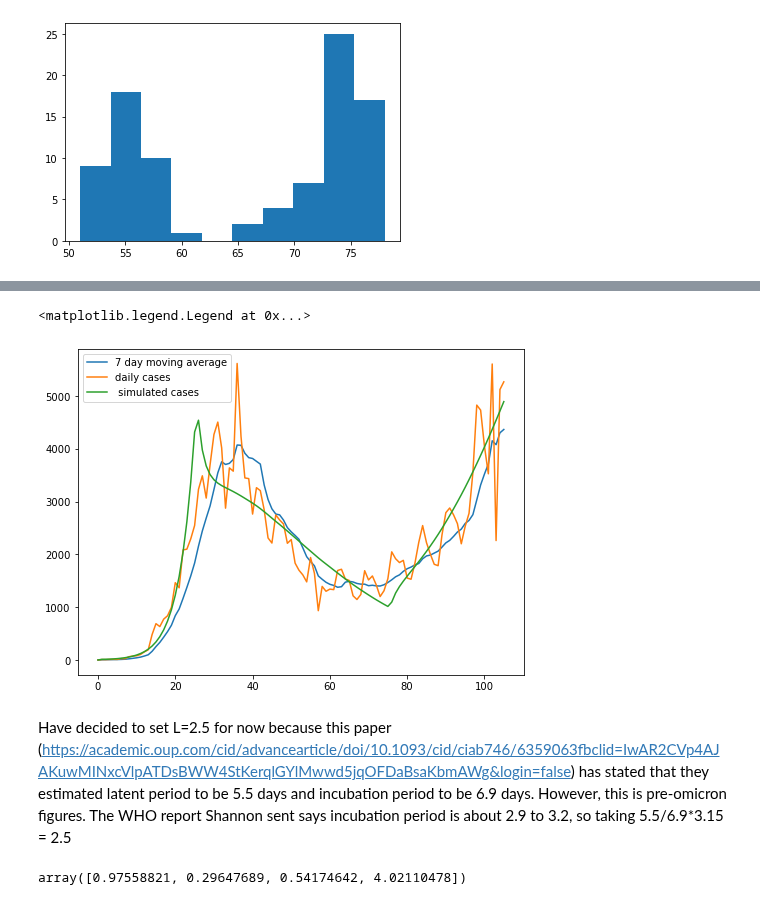
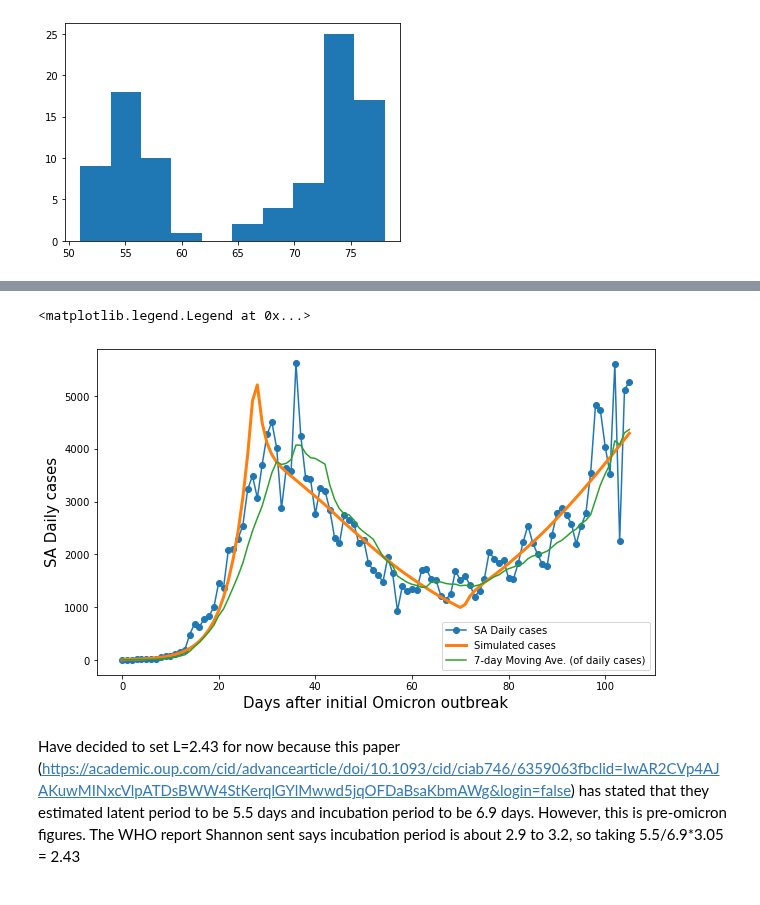
Before and after one commit to yuval-b/covid_thesis, a Jupyter notebook: 6. Modelling South Australia.ipynb, the cells around one changed output, grey strips where cells are left out. Drawn from its saved outputs; the diff is of its cells as text; code cells hidden in the pictures.

```diff
--- a/6. Modelling South Australia.ipynb
+++ b/6. Modelling South Australia.ipynb
@@ -257,7 +275,7 @@ def sveir(params,x,popn,changes, effic):
     return xdot, infected_daily
 # %%
 # The big one
-def dynamics(x_init,days,steps,a1,a2,a3,uptakes, effic, L, D):
+def dynamics(x_init,days,steps,a1,a2,a3,uptakes, effic, L, D, inflection_1,inflection_2):
     x = [x_init]
     day_infs = [0]
 
@@ -268,11 +286,11 @@ def dynamics(x_init,days,steps,a1,a2,a3,uptakes, effic, L, D):
     for day in range(days):
         #Step 1: try the different alphas
 
-        if day < 25:
+        if day < inflection_1:
             params[0] = a1
-        elif (day>= 25) and (day < 75):
+        elif (day>= inflection_1) and (day < inflection_2):
             params[0] = a2
-        elif day >=75:
+        elif day >=inflection_2:
             params[0] = a3
 
         #print(day,params)
@@ -309,7 +327,7 @@ def plotting(y):
     plt.xlim([0,steps*days])
     plt.tight_layout()
 # %%
-effic = [1-0.293, 1-0.128, 1-0.58]
+effic = [1-0.293, 1-0.126, 1-0.566]
 # Set the initial town values (when doing final simulations make sure this is accurate)
 popn = 1770000
 x_init = [1770000-(1380635+32+8),1380635-1264948,1264948-38710,38710,32,8,0]
@@ -317,17 +335,20 @@ x_init = [1770000-(1380635+32+8),1380635-1264948,1264948-38710,38710,32,8,0]
 # Set number of days for this simulation
 days = 105
 
-L = 2.5
+L = 2.43
+
+inflection_1, inflection_2 = 27,70
 
 # If fitting overall cases
-a1, a2,a3, D =0.97558821, 0.29647689, 0.54174642, 4.02110478
+a1, a2,a3, D = 0.95474459, 0.29760718, 0.53051565, 3.7781223
 
+#a1, a2,a3, D =0.80067035, 0.21220242, 0.41161347, 5.
 # If fitting daily cases
 #a1, a2,a3, D = 2.21435632, 1.27734592, 1.92716264, 1.
 
 params = [a1, 1/L, 1/D]
 
-steps = 12
+steps = 5
 
 # Call the function (just once)
-y, day_infs, popul = dynamics(x_init,days,steps,a1,a2,a3,uptakes,effic, L, D)
+y, day_infs, popul = dynamics(x_init,days,steps,a1,a2,a3,uptakes,effic, L, D,inflection_1,inflection_2)
@@ -362,13 +394,15 @@ daily_infs = [0]
 for i in range(1,len(day_infs)):
     daily_infs.append(day_infs[i]- day_infs[i-1])
 # %%
-plt.figure(figsize = (8,6))
-plt.plot(ma, label = '7 day moving average')
-plt.plot(saht_daily, label = 'daily cases')
-plt.plot(daily_infs, label = ' simulated cases')
+plt.figure(figsize = (10,6))
+plt.plot(saht_daily, marker = 'o', label = 'SA Daily cases')
+plt.plot(daily_infs, label = 'Simulated cases',linewidth = 3)
+plt.plot(ma, label = '7-day Moving Ave. (of daily cases)')
+plt.xlabel('Days after initial Omicron outbreak', size = 15)
+plt.ylabel('SA Daily cases', size = 15)
 plt.legend()
 # %% [output]
 <matplotlib.legend.Legend at 0x...>
-[figure, old version]
+[figure, new version]
 # %% [markdown]
-Have decided to set L=2.5 for now because this paper (https://academic.oup.com/cid/advancearticle/doi/10.1093/cid/ciab746/6359063fbclid=IwAR2CVp4AJAKuwMINxcVlpATDsBWW4StKerqlGYlMwwd5jqOFDaBsaKbmAWg&login=false) has stated that they estimated latent period to be 5.5 days and incubation period to be 6.9 days. However, this is pre-omicron figures. The WHO report Shannon sent says incubation period is about 2.9 to 3.2, so taking 5.5/6.9*3.15 = 2.5
+Have decided to set L=2.43 for now because this paper (https://academic.oup.com/cid/advancearticle/doi/10.1093/cid/ciab746/6359063fbclid=IwAR2CVp4AJAKuwMINxcVlpATDsBWW4StKerqlGYlMwwd5jqOFDaBsaKbmAWg&login=false) has stated that they estimated latent period to be 5.5 days and incubation period to be 6.9 days. However, this is pre-omicron figures. The WHO report Shannon sent says incubation period is about 2.9 to 3.2, so taking 5.5/6.9*3.05 = 2.43
@@ -394,4 +418,0 @@ popt, pcov = curve_fit(func, x, y,bounds = ([0.1,0.1,0.1,1],[3,3,3,5]))
-# %%
-popt
-# %% [output]
-array([0.97558821, 0.29647689, 0.54174642, 4.02110478])
```
Also changed, not shown: parts of 21 cells of this notebook.
